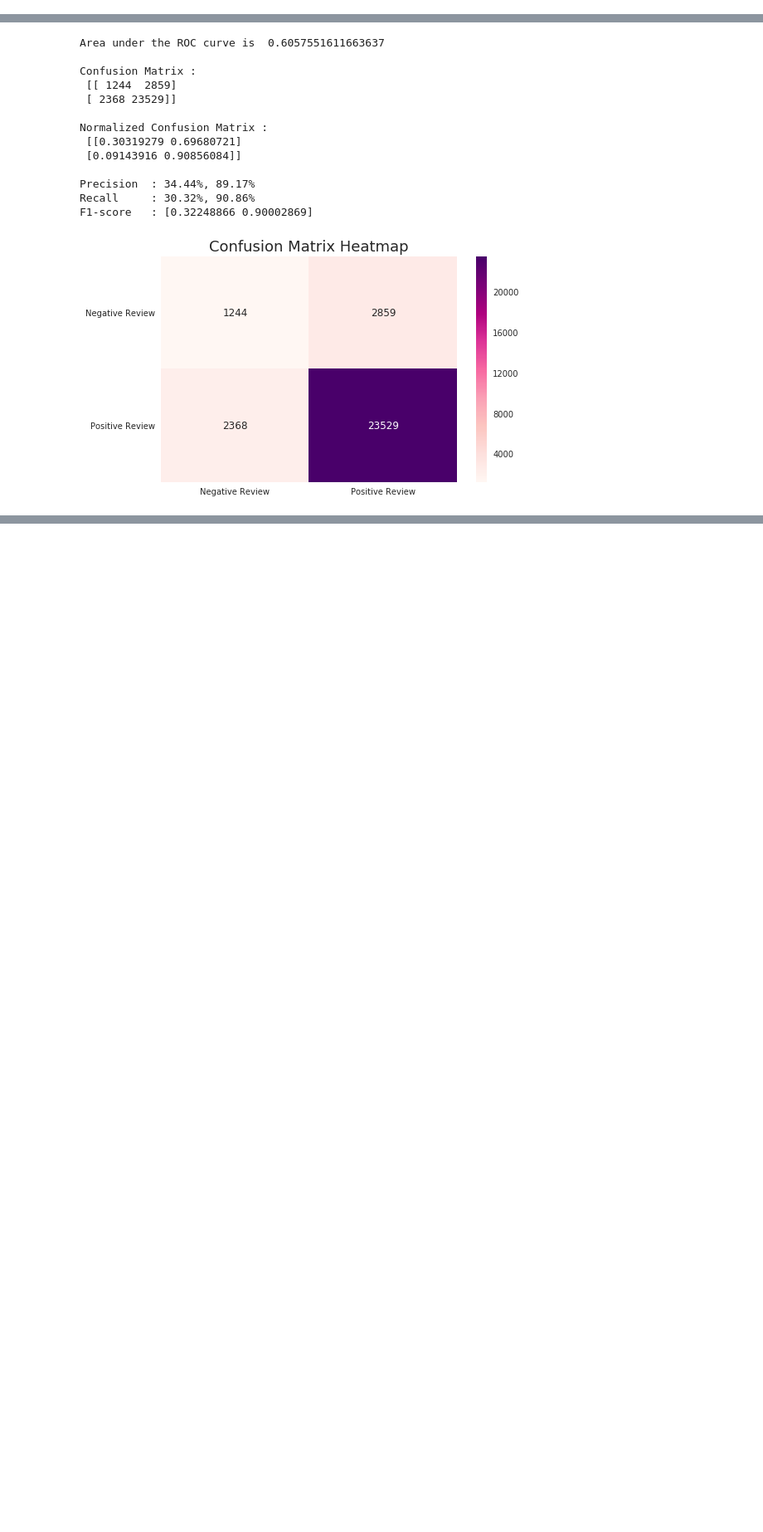
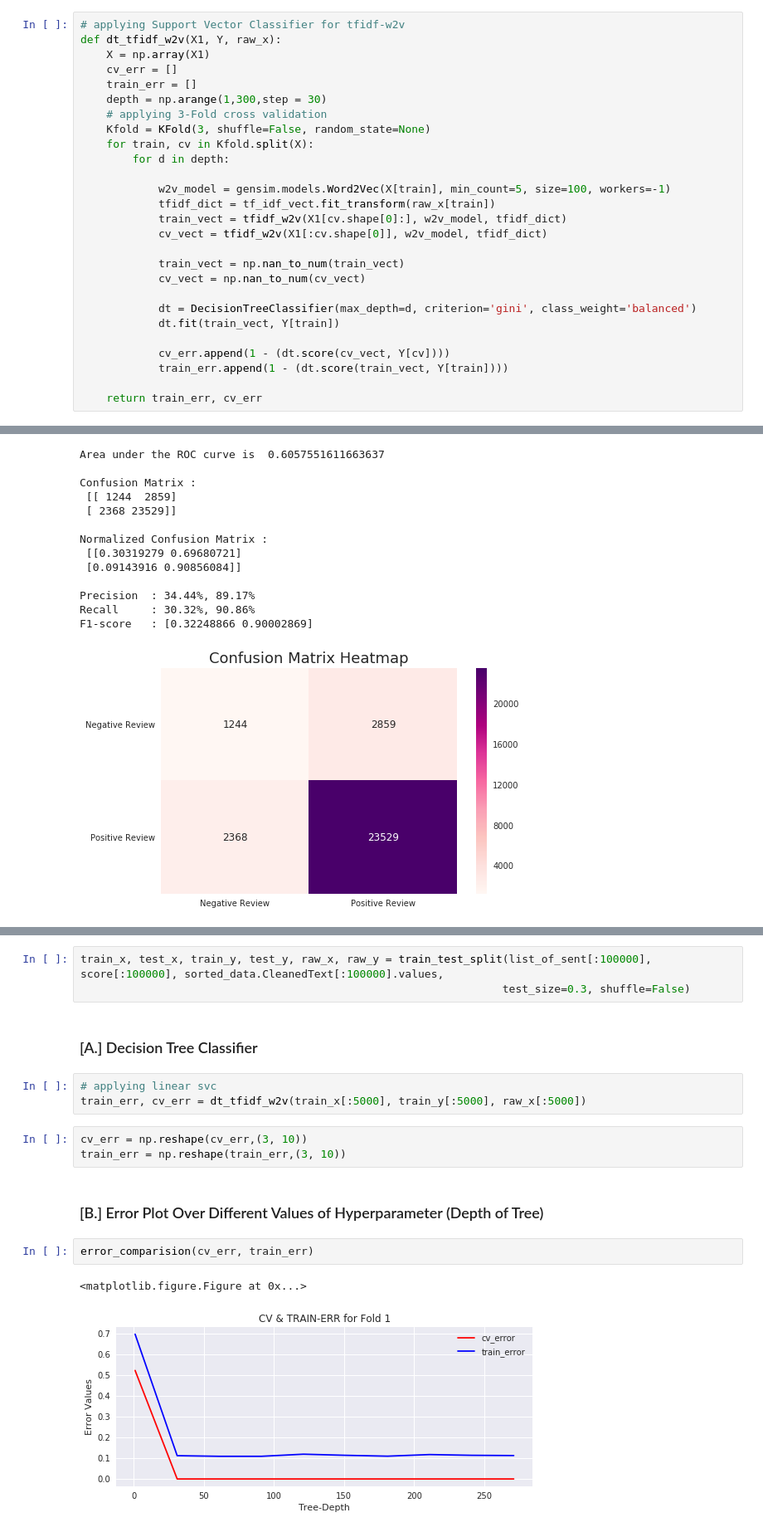
Before and after one commit to sradheya99/ML-Algorithms, a Jupyter notebook: 7.Decision Tree/DecisionTree_AZ.ipynb, the cells around one changed output, grey strips where cells are left out. Shown at 83% size. Saved outputs shown, nothing was run; the diff lists cells and outputs as text; blank space fills up the shorter version.

```diff
--- a/7.Decision Tree/DecisionTree_AZ.ipynb
+++ b/7.Decision Tree/DecisionTree_AZ.ipynb
@@ -185,3 +194,30 @@ def dt_w2v(X, Y):
             train_err.append(1 - (dt.score(train_vect, Y[train])))
 
     return cv_err, train_err
+# %%
+# applying Support Vector Classifier for tfidf-w2v
+def dt_tfidf_w2v(X1, Y, raw_x):
+    X = np.array(X1)
+    cv_err = []
+    train_err = []
+    depth = np.arange(1,300,step = 30)
+    # applying 3-Fold cross validation
+    Kfold = KFold(3, shuffle=False, random_state=None)
+    for train, cv in Kfold.split(X):
+        for d in depth:
+
+            w2v_model = gensim.models.Word2Vec(X[train], min_count=5, size=100, workers=-1)
+            tfidf_dict = tf_idf_vect.fit_transform(raw_x[train])
+            train_vect = tfidf_w2v(X1[cv.shape[0]:], w2v_model, tfidf_dict)
+            cv_vect = tfidf_w2v(X1[:cv.shape[0]], w2v_model, tfidf_dict)
+
+            train_vect = np.nan_to_num(train_vect)
+            cv_vect = np.nan_to_num(cv_vect)
+
+            dt = DecisionTreeClassifier(max_depth=d, criterion='gini', class_weight='balanced')
+            dt.fit(train_vect, Y[train])
+
+            cv_err.append(1 - (dt.score(cv_vect, Y[cv])))
+            train_err.append(1 - (dt.score(train_vect, Y[train])))
+
+    return train_err, cv_err
@@ -628,0 +722,18 @@ F1-score   : [0.32248866 0.90002869]
+# %%
+train_x, test_x, train_y, test_y, raw_x, raw_y = train_test_split(list_of_sent[:100000], score[:100000], sorted_data.CleanedText[:100000].values,
+                                                                 test_size=0.3, shuffle=False)
+# %% [markdown]
+### [A.] Decision Tree Classifier
+# %%
+# applying linear svc
+train_err, cv_err = dt_tfidf_w2v(train_x[:5000], train_y[:5000], raw_x[:5000])
+# %%
+cv_err = np.reshape(cv_err,(3, 10))
+train_err = np.reshape(train_err,(3, 10))
+# %% [markdown]
+### [B.] Error Plot Over Different Values of Hyperparameter (Depth of Tree)
+# %%
+error_comparision(cv_err, train_err)
+# %% [output]
+<matplotlib.figure.Figure at 0x...>
+[figure, added]
```
Also changed, not shown: parts of 40 cells of this notebook.
